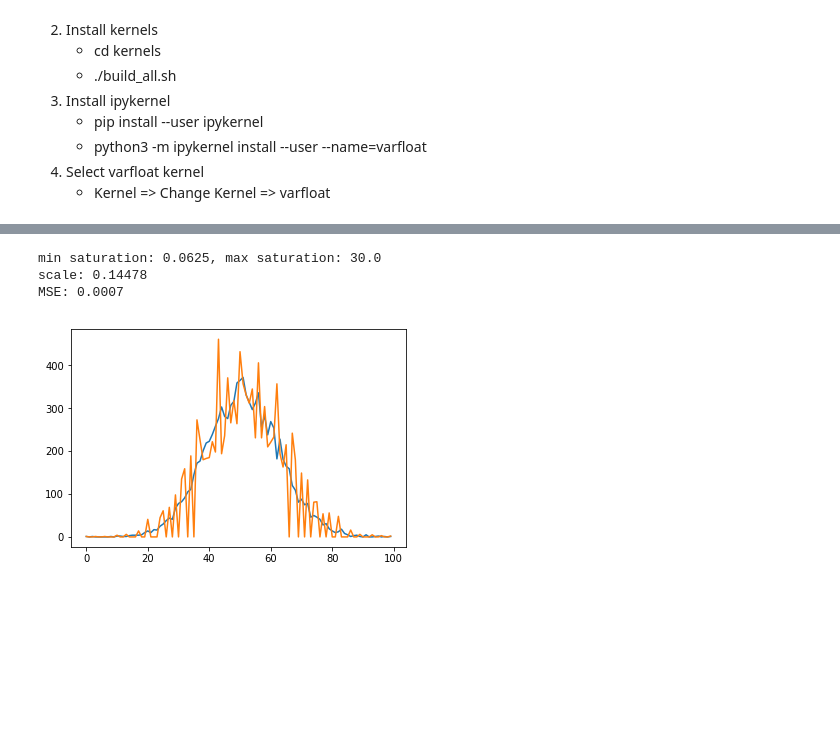
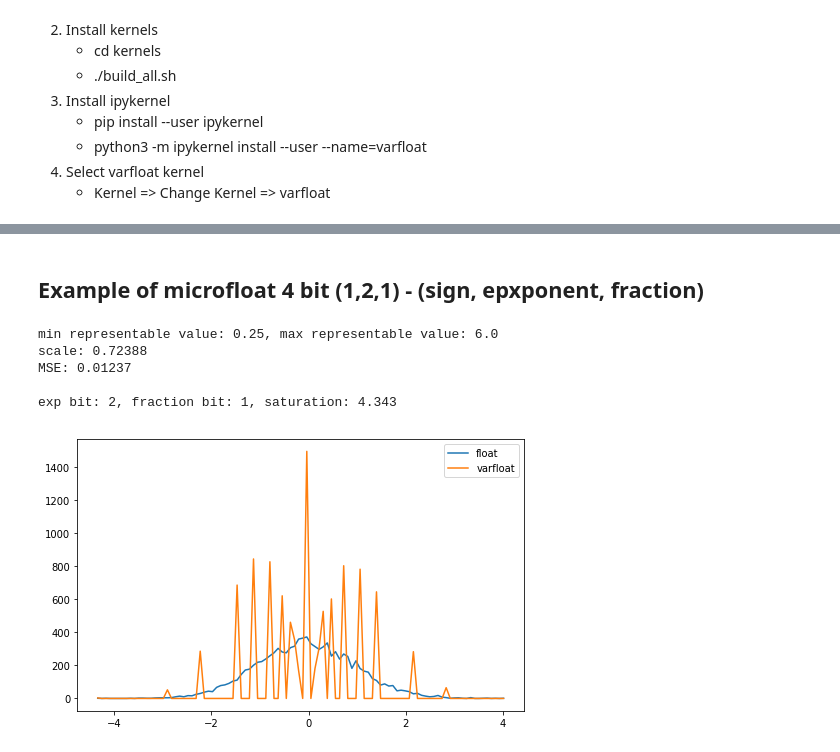
Before and after one commit to ynahshan/nn-varfloat-pytorch, a Jupyter notebook: jupyter/varfloat_usage.ipynb, the cells around one changed output, grey strips where cells are left out. Saved outputs shown, nothing was run; the diff lists cells and outputs as text; code cells hidden in the pictures; blank space fills up the shorter version.

Commit message:
fix bugs + add examples

```diff
--- a/jupyter/varfloat_usage.ipynb
+++ b/jupyter/varfloat_usage.ipynb
@@ -42,29 +91,43 @@ tensor([-110.0000,   55.0000,   -0.9821,    0.0000], device='cuda:0')
+# %% [markdown]
+## Example of microfloat 4 bit (1,2,1) - (sign, epxponent, fraction)
 # %%
 seed = 0
 torch.manual_seed(seed)
 torch.cuda.manual_seed_all(seed)
 
-exp_bits = 3
-fraction_bits = 3
+# Define microfloat
+exp_bits = 2
+fraction_bits = 1
 round = True
 
 # Saturation bounds depends on both eponent and fraction bits
 bounds = varfloat.satBounds(exp_bits, fraction_bits)
-print("min saturation: {}, max saturation: {}".format(bounds[0], bounds[1]))
+print("min representable value: {}, max representable value: {}".format(bounds[0], bounds[1]))
 
 x = torch.randn(10000).cuda()
-scale = x.abs().max() / bounds[1]
+
+# Rescale tensor to desirable range
+sat_val = x.abs().max()
+scale = sat_val / bounds[1]
 print("scale: {:.5f}".format(scale))
 
-# rescale x and conver to varfloat
+# Conver to varfloat
 y = varfloat.fromFloat(x / scale, exp_bits, fraction_bits, round) * scale
 
-print("MSE: {:.4f}".format(torch.mean((y - x)**2)))
+print("MSE: {:.4}\n".format(torch.mean((y - x)**2)))
+print("exp bit: {}, fraction bit: {}, saturation: {:.3f}".format(exp_bits, fraction_bits, sat_val))
 
-plt.plot(x.histc().cpu().numpy());
-plt.plot(y.histc().cpu().numpy());
+rcParams['figure.figsize'] = 8, 5
+hist1 = np.histogram(x.cpu(), bins=100)
+plt.plot(hist1[1][:-1], hist1[0]);
+
+hist2 = np.histogram(y.cpu(), bins=100, range=(x.min().item(), x.max().item()))
+plt.plot(hist2[1][:-1], hist2[0]);
+plt.legend(['float', 'varfloat']);
 # %% [output]
-min saturation: 0.0625, max saturation: 30.0
-scale: 0.14478
-MSE: 0.0007
+min representable value: 0.25, max representable value: 6.0
+scale: 0.72388
+MSE: 0.01237
+
+exp bit: 2, fraction bit: 1, saturation: 4.343
-[figure, old version]
+[figure, new version]
```
Also changed, not shown: parts of 7 cells of this notebook, 1 other file.
